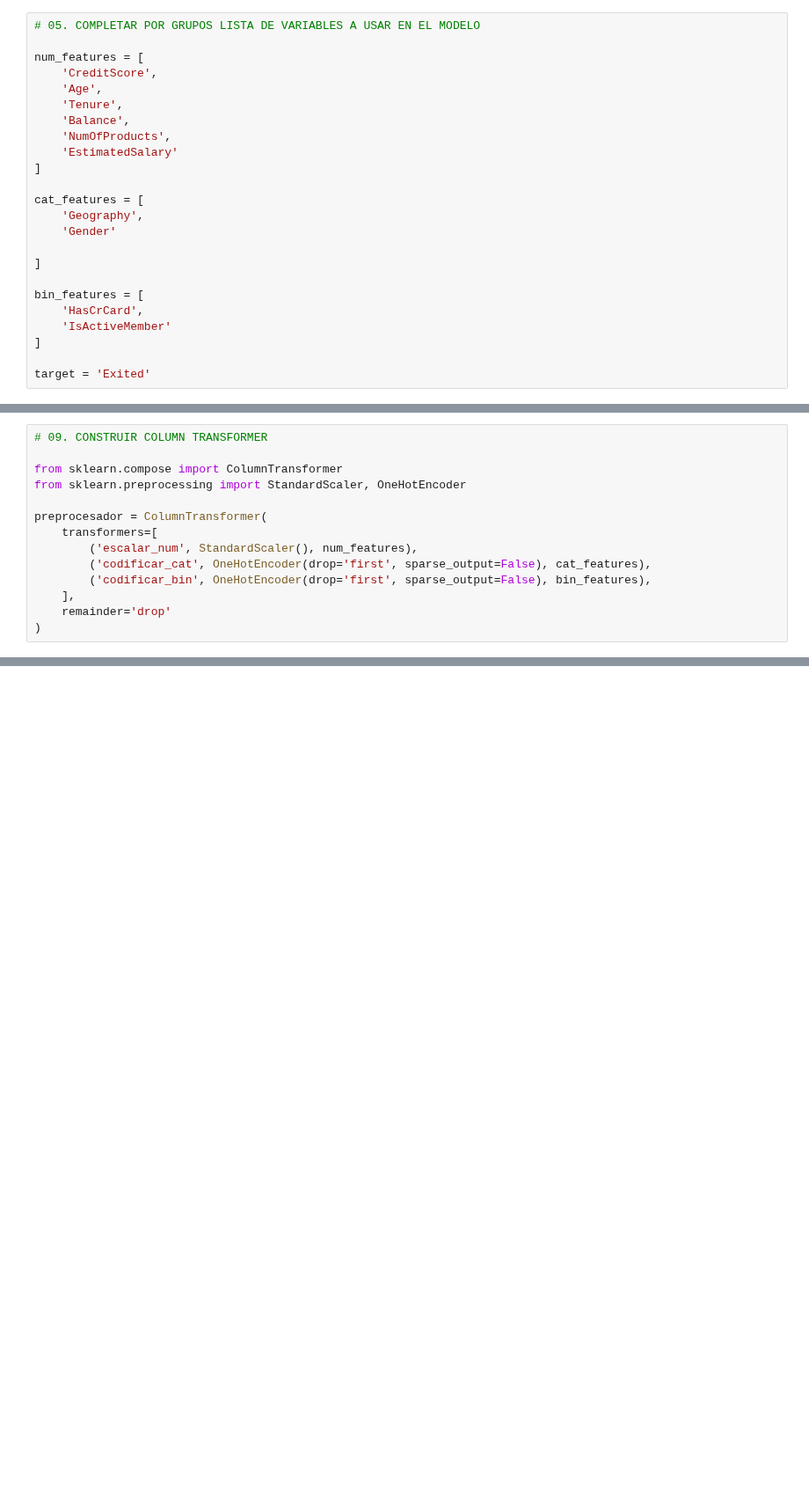
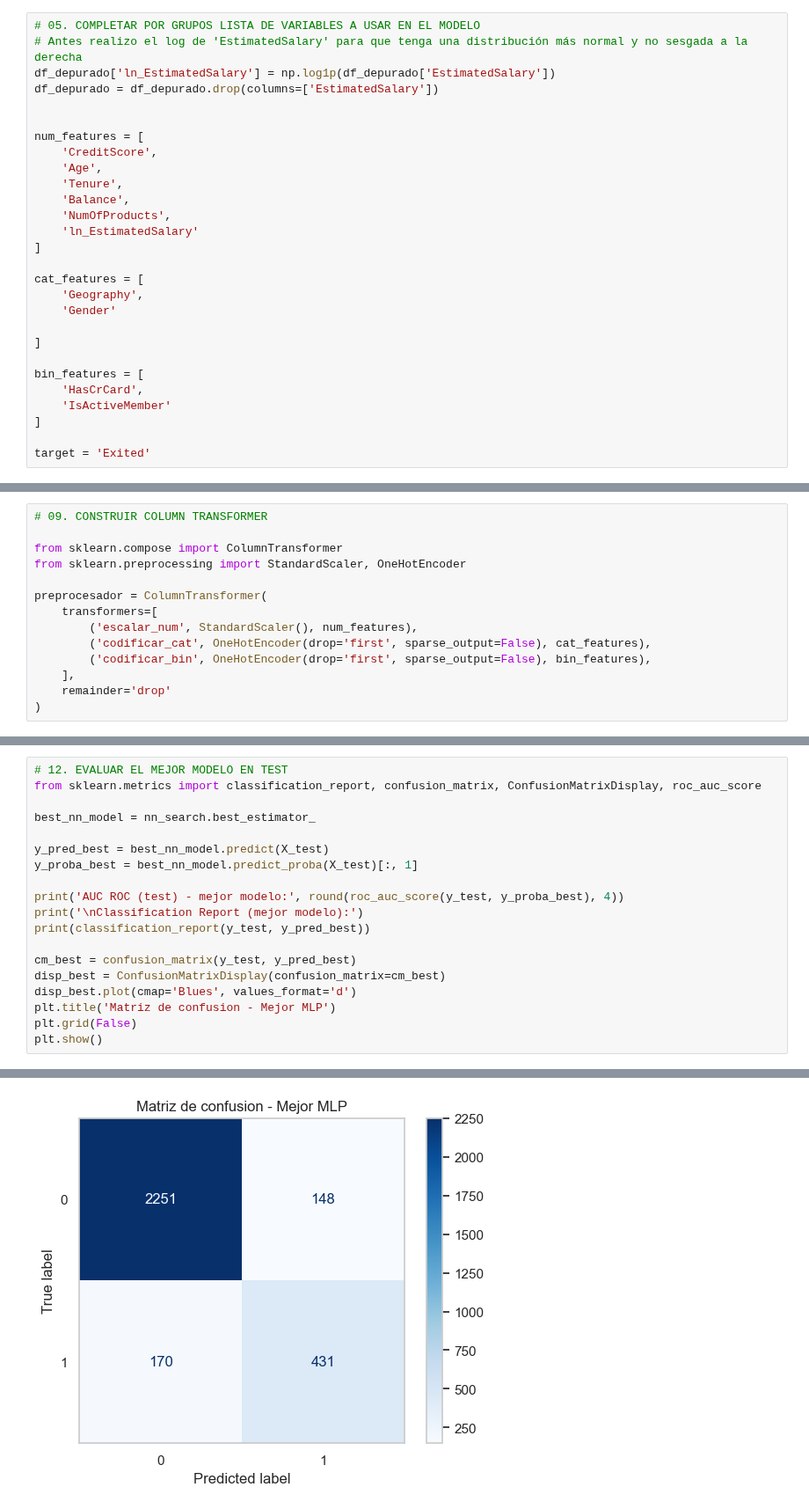
Before and after one commit to estebancardoso96/grupo_3, a Jupyter notebook: EDA_y_NN.ipynb, the cells around one changed output, grey strips where cells are left out. Shown at 88% size. Cells and saved outputs as stored; diff of their text form; blank space fills up the shorter version.

```diff
--- a/EDA_y_NN.ipynb
+++ b/EDA_y_NN.ipynb
@@ -73,5 +122,9 @@ df_depurado.describe()
 # %%
 # 05. COMPLETAR POR GRUPOS LISTA DE VARIABLES A USAR EN EL MODELO
+# Antes realizo el log de 'EstimatedSalary' para que tenga una distribución más normal y no sesgada a la derecha
+df_depurado['ln_EstimatedSalary'] = np.log1p(df_depurado['EstimatedSalary'])
+df_depurado = df_depurado.drop(columns=['EstimatedSalary'])
+
 
 num_features = [
     'CreditScore',
@@ -79,7 +132,7 @@ num_features = [
     'Tenure',
     'Balance',
     'NumOfProducts',
-    'EstimatedSalary'
+    'ln_EstimatedSalary'
 ]
 
 cat_features = [
@@ -506,0 +767,20 @@ plt.show()
+# %%
+# 12. EVALUAR EL MEJOR MODELO EN TEST
+from sklearn.metrics import classification_report, confusion_matrix, ConfusionMatrixDisplay, roc_auc_score
+
+best_nn_model = nn_search.best_estimator_
+
+y_pred_best = best_nn_model.predict(X_test)
+y_proba_best = best_nn_model.predict_proba(X_test)[:, 1]
+
+print('AUC ROC (test) - mejor modelo:', round(roc_auc_score(y_test, y_proba_best), 4))
+print('\nClassification Report (mejor modelo):')
+print(classification_report(y_test, y_pred_best))
+
+cm_best = confusion_matrix(y_test, y_pred_best)
+disp_best = ConfusionMatrixDisplay(confusion_matrix=cm_best)
+disp_best.plot(cmap='Blues', values_format='d')
+plt.title('Matriz de confusion - Mejor MLP')
+plt.grid(False)
+plt.show()
+# %% [output]
@@ -506,0 +798 @@ plt.show()
+[figure, added]
```
Also changed, not shown: parts of 20 cells of this notebook.
